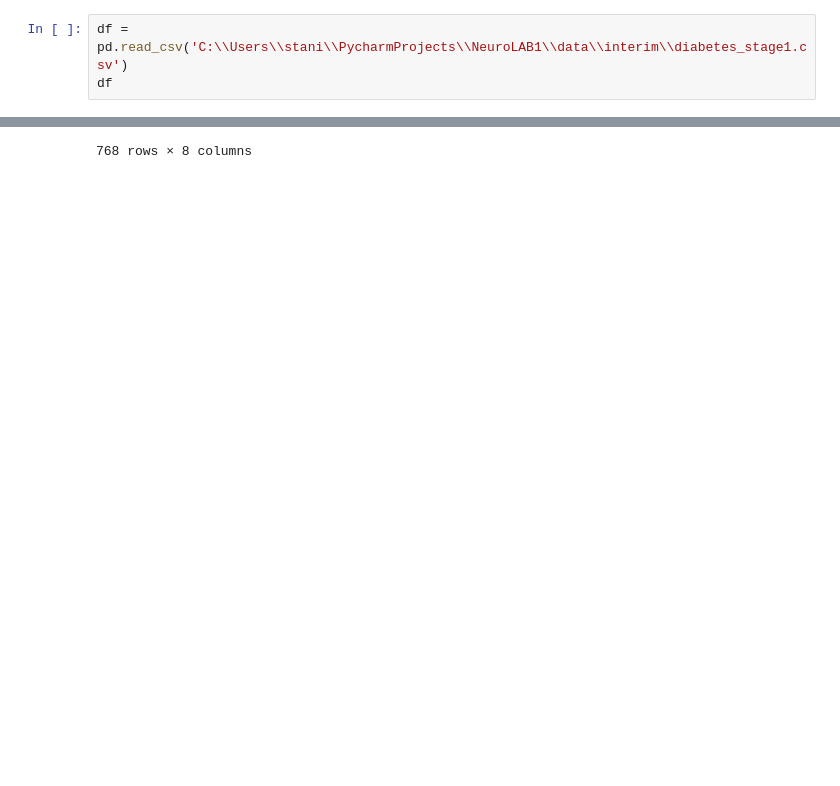
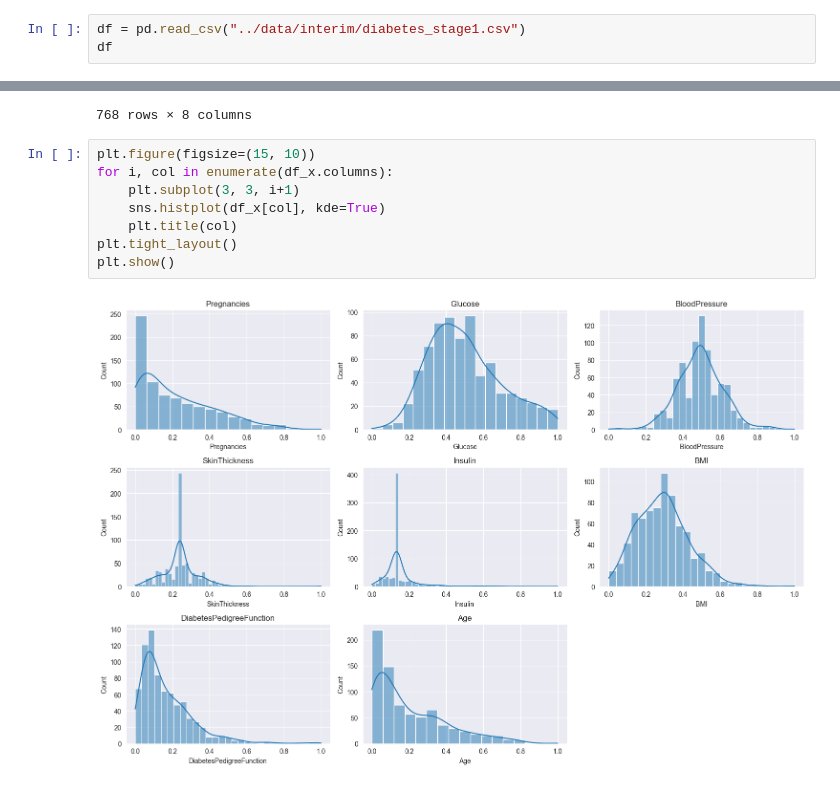
Before and after one commit to Soloda1/NeuroLAB1, a Jupyter notebook: notebooks/04_preprocessing.ipynb, the cells around one changed output, grey strips where cells are left out. Cells and saved outputs as stored; diff of their text form; blank space fills up the shorter version.

```diff
--- a/notebooks/04_preprocessing.ipynb
+++ b/notebooks/04_preprocessing.ipynb
@@ -17,7 +17,7 @@ from sklearn.preprocessing import MinMaxScaler
 # %% [markdown]
 Работа с пропусками
 # %%
-df = pd.read_csv('C:\\Users\\stani\\PycharmProjects\\NeuroLAB1\\data\\interim\\diabetes_stage1.csv')
+df = pd.read_csv("../data/interim/diabetes_stage1.csv")
 df
 # %% [output]
 |  | Pregnancies | Glucose | BloodPressure | SkinThickness | Insulin | BMI | DiabetesPedigreeFunction | Age | ... |
@@ -96,3 +104,13 @@ df_x
 | 766 | 0.058824 | 0.529032 | 0.367347 | 0.239130 | 0.133413 | 0.243354 | 0.115713 | 0.433333 |
 | 767 | 0.058824 | 0.316129 | 0.469388 | 0.260870 | 0.133413 | 0.249489 | 0.101196 | 0.033333 |
 768 rows × 8 columns
+# %%
+plt.figure(figsize=(15, 10))
+for i, col in enumerate(df_x.columns):
+    plt.subplot(3, 3, i+1)
+    sns.histplot(df_x[col], kde=True)
+    plt.title(col)
+plt.tight_layout()
+plt.show()
+# %% [output]
+[figure, added]
```
Also changed, not shown: parts of 7 cells of this notebook.
